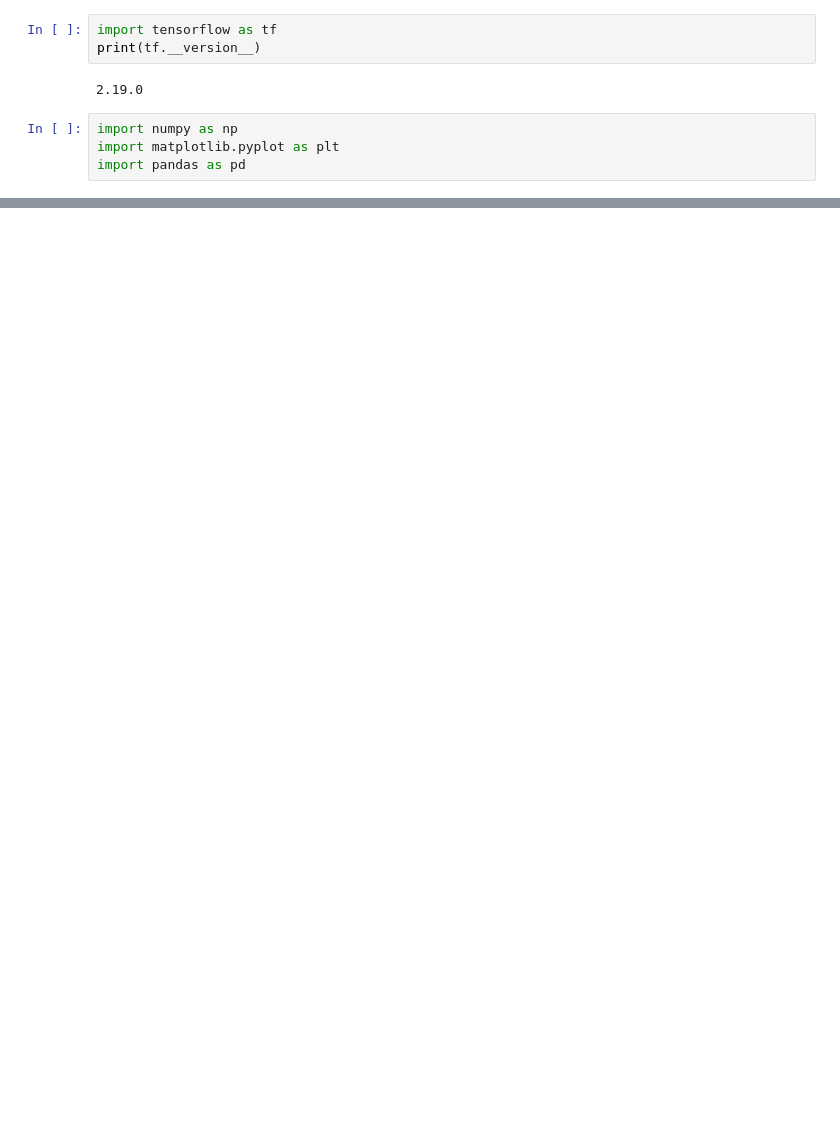
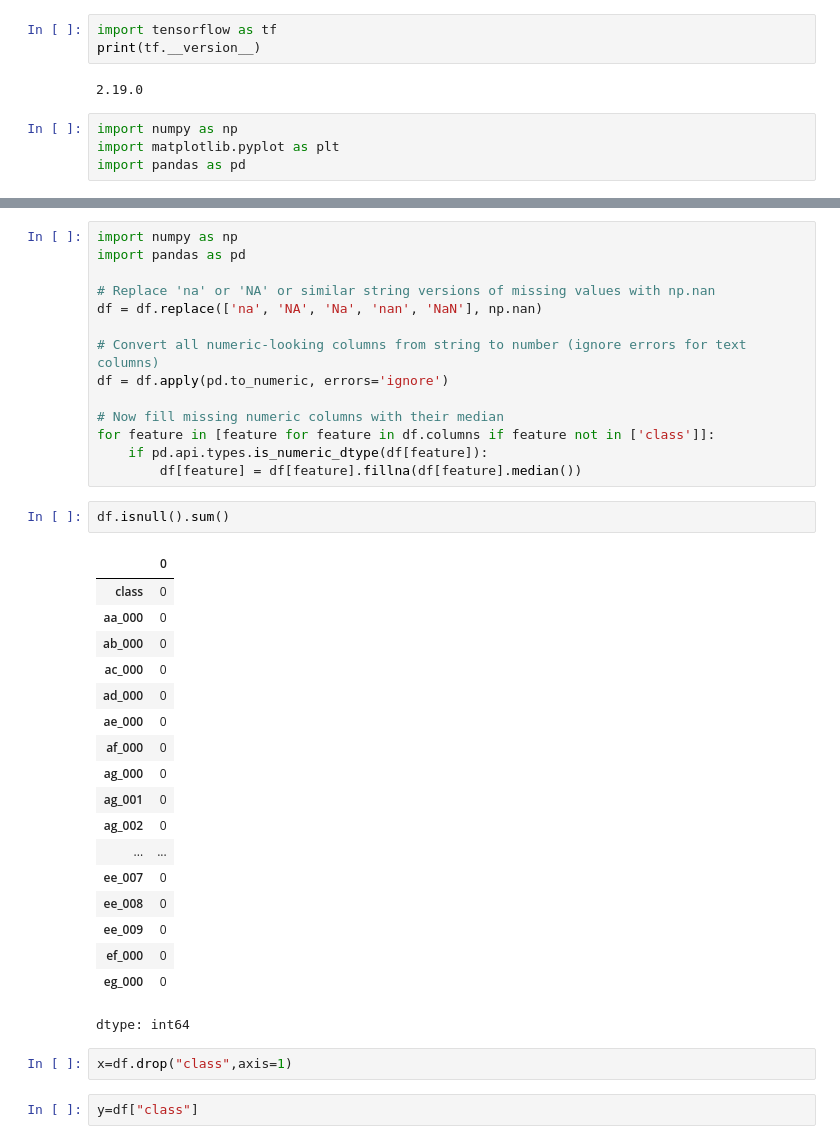
Before and after one commit to tasnim-shamsuddin/Deep-Learning-, a Jupyter notebook: DeepLearning.ipynb, the cells around one changed output, grey strips where cells are left out. Saved outputs shown, nothing was run; the diff lists cells and outputs as text; blank space fills up the shorter version.

```diff
--- a/DeepLearning.ipynb
+++ b/DeepLearning.ipynb
@@ -32,0 +92,39 @@ warning: You appear to have cloned an empty repository.
+# %%
+import numpy as np
+import pandas as pd
+
+# Replace 'na' or 'NA' or similar string versions of missing values with np.nan
+df = df.replace(['na', 'NA', 'Na', 'nan', 'NaN'], np.nan)
+
+# Convert all numeric-looking columns from string to number (ignore errors for text columns)
+df = df.apply(pd.to_numeric, errors='ignore')
+
+# Now fill missing numeric columns with their median
+for feature in [feature for feature in df.columns if feature not in ['class']]:
+    if pd.api.types.is_numeric_dtype(df[feature]):
+        df[feature] = df[feature].fillna(df[feature].median())
+# %%
+df.isnull().sum()
+# %% [output]
+|  | 0 |
+| class | 0 |
+| aa_000 | 0 |
+| ab_000 | 0 |
+| ac_000 | 0 |
+| ad_000 | 0 |
+| ae_000 | 0 |
+| af_000 | 0 |
+| ag_000 | 0 |
+| ag_001 | 0 |
+| ag_002 | 0 |
+| ... | ... |
+| ee_007 | 0 |
+| ee_008 | 0 |
+| ee_009 | 0 |
+| ef_000 | 0 |
+| eg_000 | 0 |
+dtype: int64
+# %%
+x=df.drop("class",axis=1)
+# %%
+y=df["class"]
```
Also changed, not shown: parts of 8 cells of this notebook.
